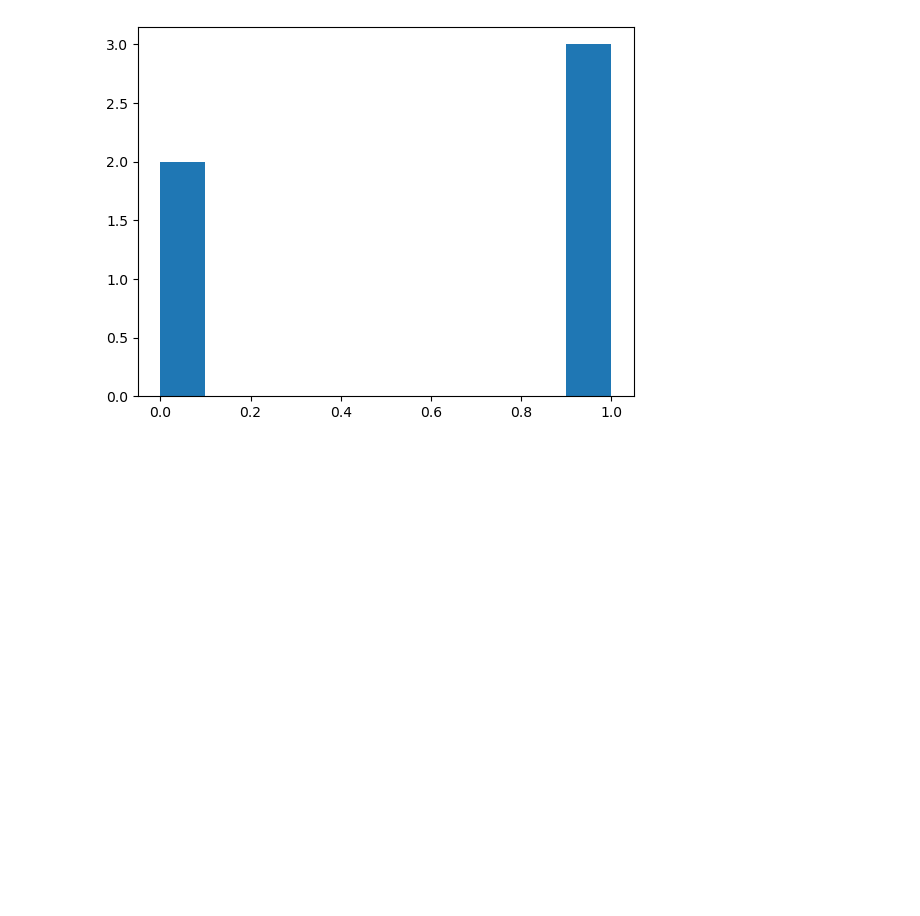
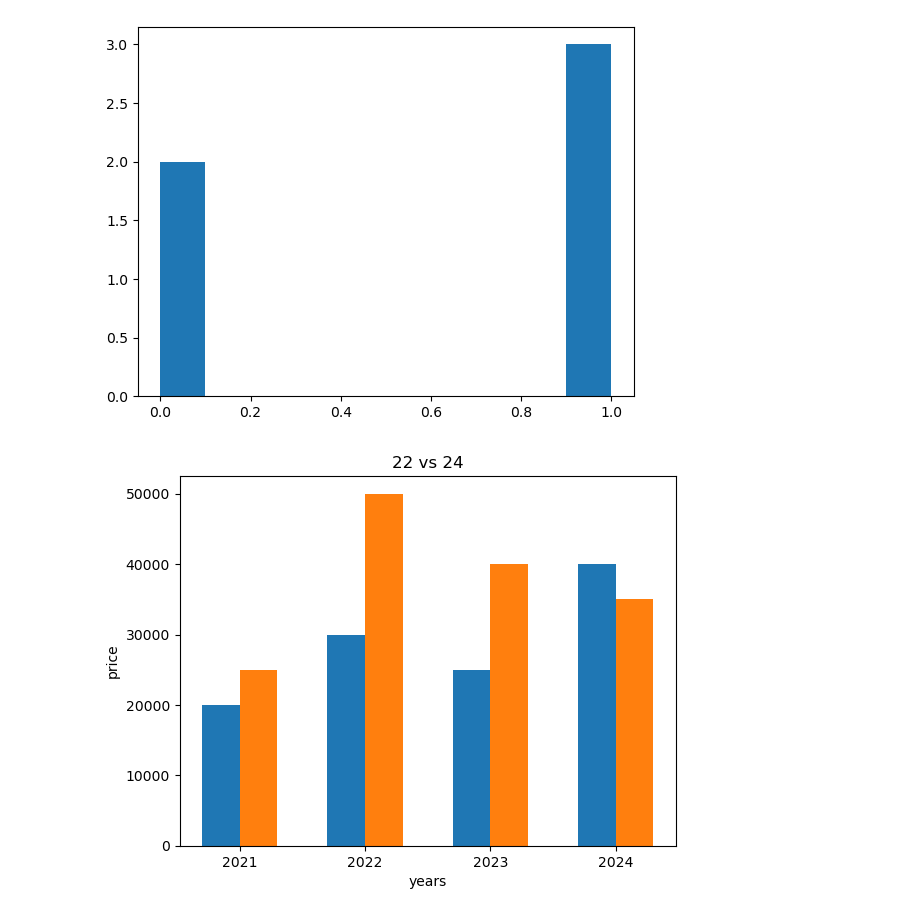
Before and after one commit to arsalanwani/Analytics, a Jupyter notebook: Matplotlib/index.ipynb, the cells around one changed output. Cells and saved outputs as stored; diff of their text form; code cells hidden in the pictures; blank space fills up the shorter version.

```diff
--- a/Matplotlib/index.ipynb
+++ b/Matplotlib/index.ipynb
@@ -175,0 +178,15 @@ plt.show()
+# %%
+years=[2021,2022,2023,2024]
+carat_22=[20000,30000,25000,40000]
+carat_24=[25000,50000,40000,35000]
+x=np.arange(len(years))
+width=0.30
+plt.bar(x-width/2,carat_22,width,label ='24')
+plt.bar(x+width/2,carat_24,width,label='22',)
+plt.title("22 vs 24")
+plt.xticks(x,years)
+plt.xlabel("years")
+plt.ylabel("price")
+plt.show()
+# %% [output]
+[figure, added]
```
Also changed, not shown: parts of 3 cells of this notebook.
